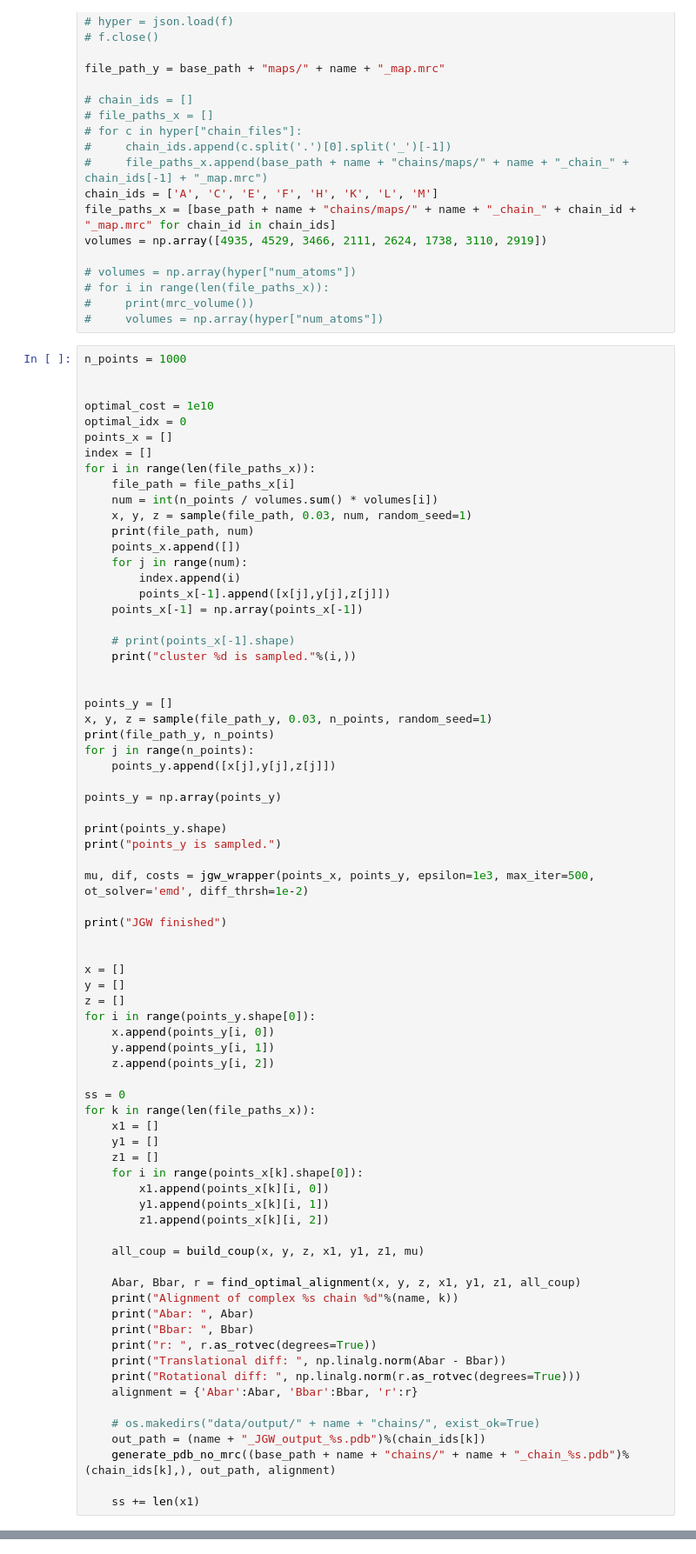
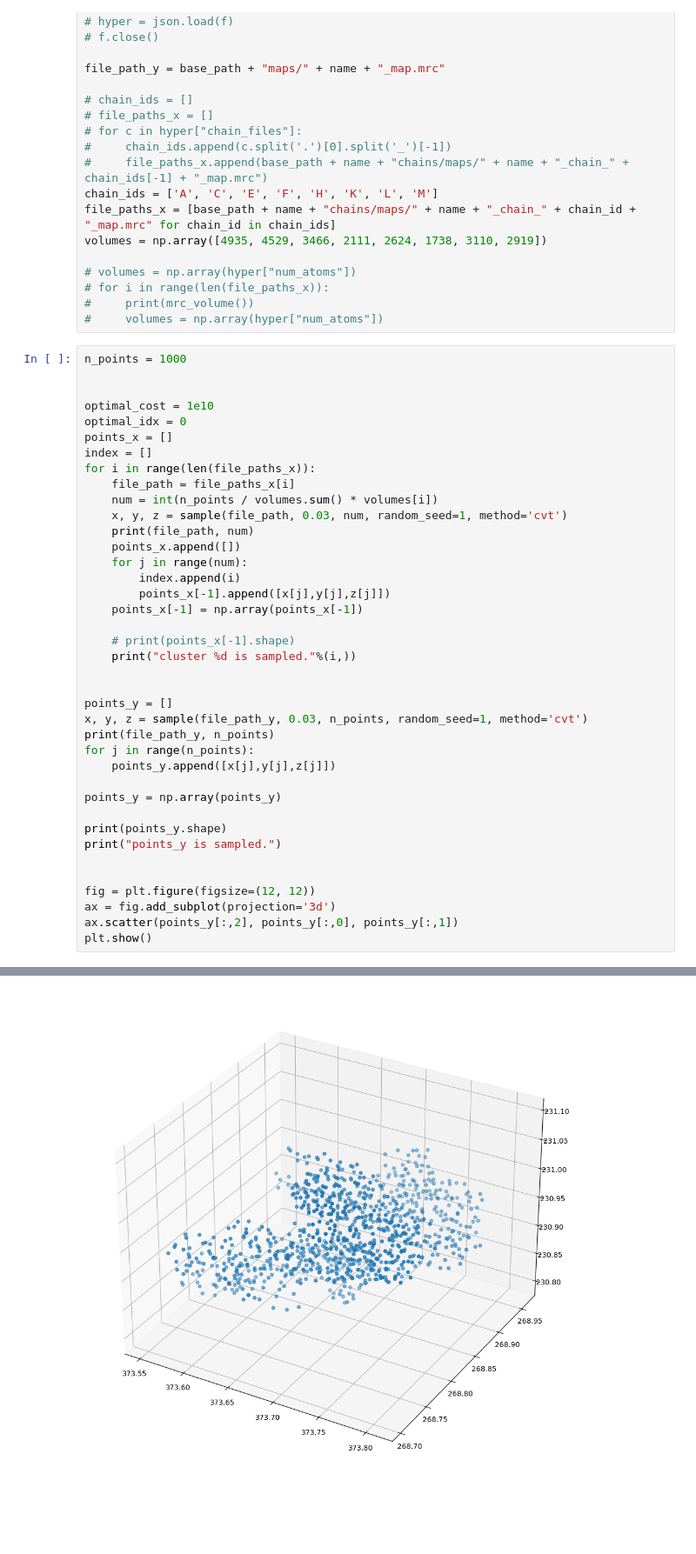
Before and after one commit to artajmir3/Joint-Gromov-Wasserstein, a Jupyter notebook: code/test.ipynb, the cells around one changed output, grey strips where cells are left out. Shown at 87% size. Saved outputs shown, nothing was run; the diff lists cells and outputs as text; blank space fills up the shorter version.

```diff
--- a/code/test.ipynb
+++ b/code/test.ipynb
@@ -203,7 +236,7 @@ index = []
 for i in range(len(file_paths_x)):
     file_path = file_paths_x[i]
     num = int(n_points / volumes.sum() * volumes[i])
-    x, y, z = sample(file_path, 0.03, num, random_seed=1)
+    x, y, z = sample(file_path, 0.03, num, random_seed=1, method='cvt')
     print(file_path, num)
     points_x.append([])
     for j in range(num):
@@ -216,7 +249,7 @@ for i in range(len(file_paths_x)):
 
 
 points_y = []
-x, y, z = sample(file_path_y, 0.03, n_points, random_seed=1)
+x, y, z = sample(file_path_y, 0.03, n_points, random_seed=1, method='cvt')
 print(file_path_y, n_points)
 for j in range(n_points):
     points_y.append([x[j],y[j],z[j]])
@@ -226,42 +259,9 @@ points_y = np.array(points_y)
 print(points_y.shape)
 print("points_y is sampled.")
 
-mu, dif, costs = jgw_wrapper(points_x, points_y, epsilon=1e3, max_iter=500, ot_solver='emd', diff_thrsh=1e-2)
 
-print("JGW finished")
-
-
-x = []
-y = []
-z = []
-for i in range(points_y.shape[0]):
-    x.append(points_y[i, 0])
-    y.append(points_y[i, 1])
-    z.append(points_y[i, 2])
-
-ss = 0
-for k in range(len(file_paths_x)):
-    x1 = []
-    y1 = []
-    z1 = []
-    for i in range(points_x[k].shape[0]):
-        x1.append(points_x[k][i, 0])
-        y1.append(points_x[k][i, 1])
-        z1.append(points_x[k][i, 2])
-
-    all_coup = build_coup(x, y, z, x1, y1, z1, mu)
-
-    Abar, Bbar, r = find_optimal_alignment(x, y, z, x1, y1, z1, all_coup)
-    print("Alignment of complex %s chain %d"%(name, k))
-    print("Abar: ", Abar)
-    print("Bbar: ", Bbar)
-    print("r: ", r.as_rotvec(degrees=True))
-    print("Translational diff: ", np.linalg.norm(Abar - Bbar))
-    print("Rotational diff: ", np.linalg.norm(r.as_rotvec(degrees=True)))
-    alignment = {'Abar':Abar, 'Bbar':Bbar, 'r':r}
-
-    # os.makedirs("data/output/" + name + "chains/", exist_ok=True)
-    out_path = (name + "_JGW_output_%s.pdb")%(chain_ids[k])
-    generate_pdb_no_mrc((base_path + name + "chains/" + name + "_chain_%s.pdb")%(chain_ids[k],), out_path, alignment)
-
-    ss += len(x1)
+fig = plt.figure(figsize=(12, 12))
+ax = fig.add_subplot(projection='3d')
+ax.scatter(points_y[:,2], points_y[:,0], points_y[:,1])
+plt.show()
+# %% [output]
@@ -267,0 +287 @@ for k in range(len(file_paths_x)):
+[figure, added]
```
Also changed, not shown: parts of 11 cells of this notebook, 5 other files.
